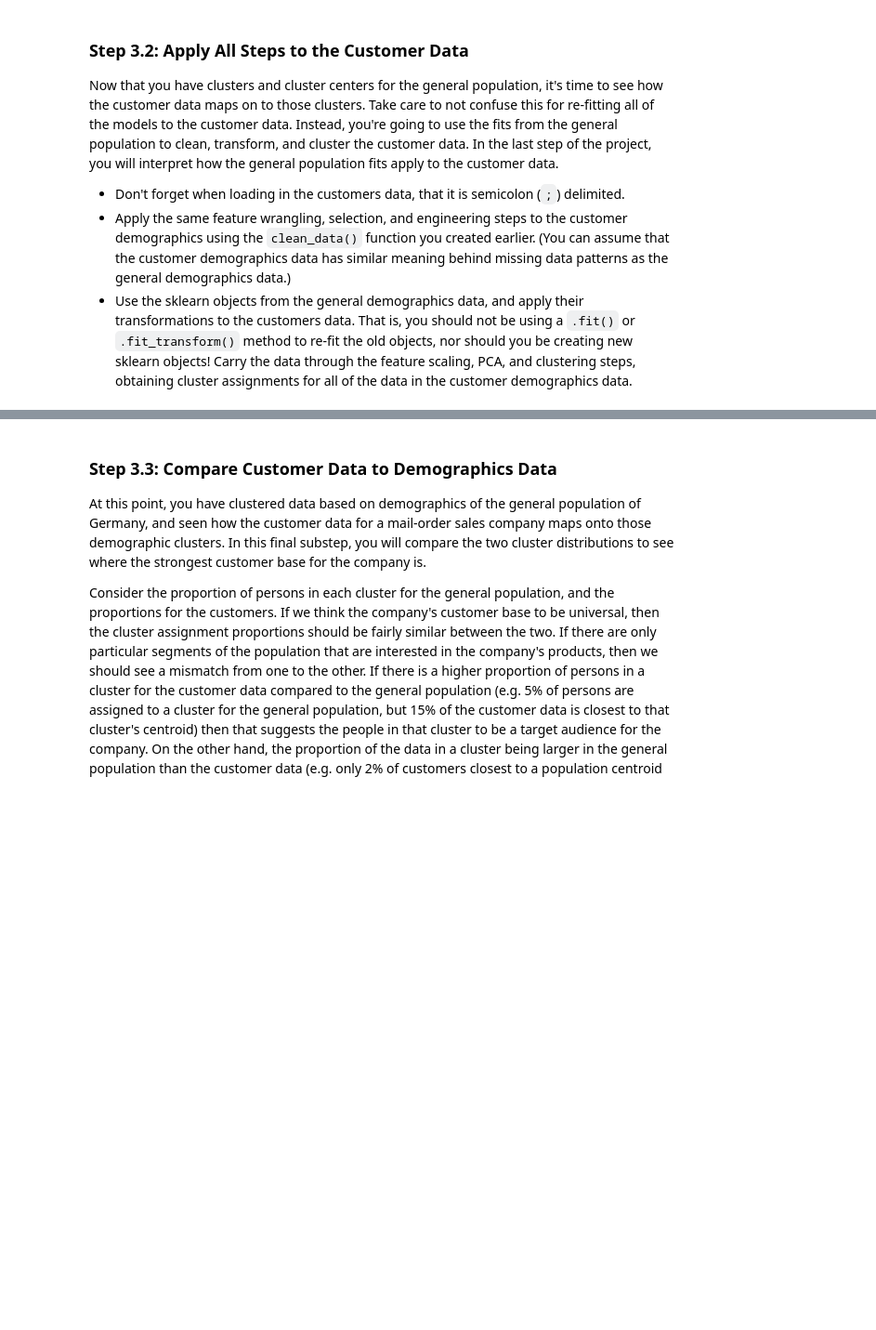
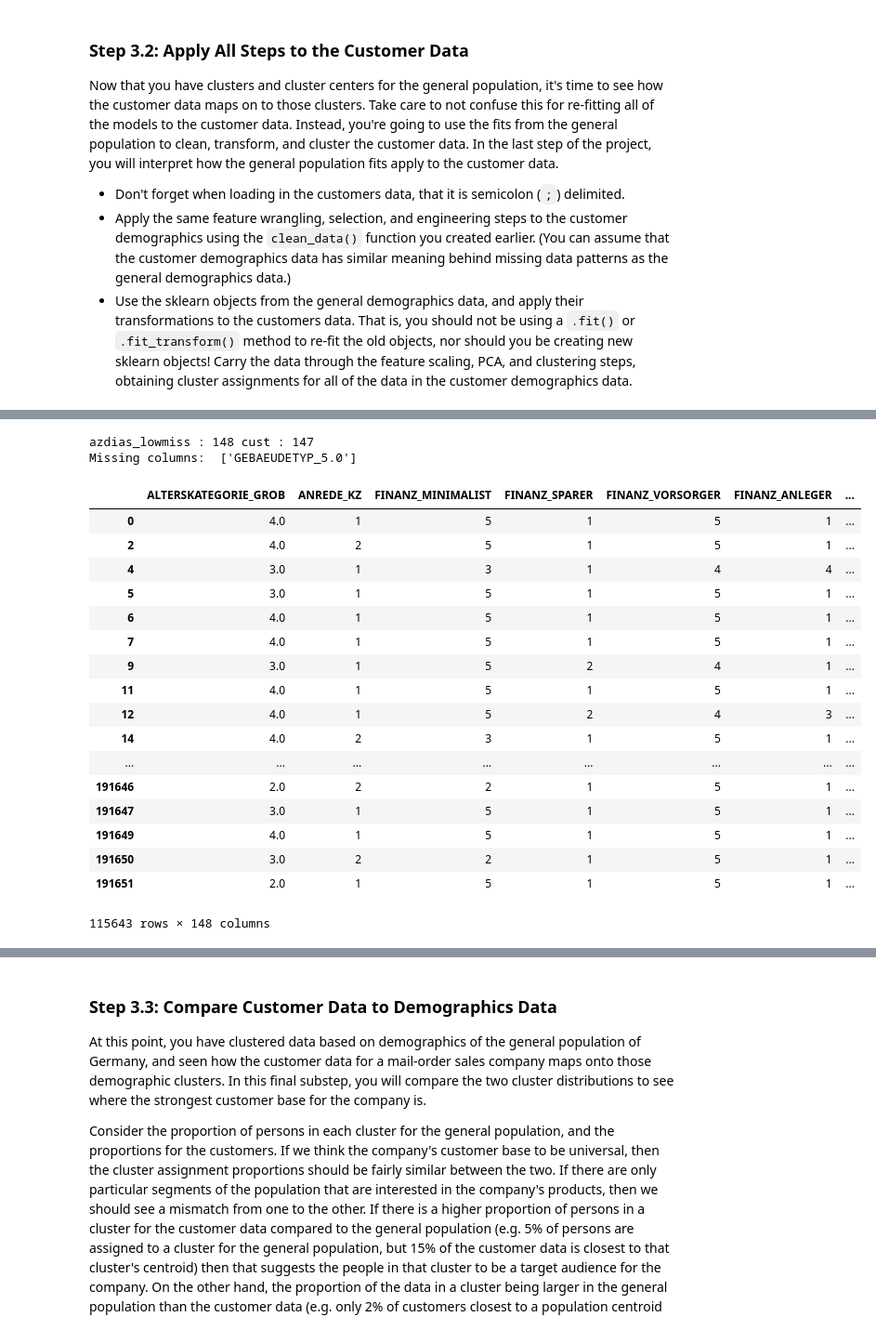
Before and after one commit to denizn/Identify-Customer-Segments, a Jupyter notebook: Identify_Customer_Segments.ipynb, the cells around one changed output, grey strips where cells are left out. Shown at 93% size. Cells and saved outputs as stored; diff of their text form; code cells hidden in the pictures; blank space fills up the shorter version.

```diff
--- a/Identify_Customer_Segments.ipynb
+++ b/Identify_Customer_Segments.ipynb
@@ -776,7 +777,7 @@ Now that you have clusters and cluster centers for the general population, it's
 - Use the sklearn objects from the general demographics data, and apply their transformations to the customers data. That is, you should not be using a `.fit()` or `.fit_transform()` method to re-fit the old objects, nor should you be creating new sklearn objects! Carry the data through the feature scaling, PCA, and clustering steps, obtaining cluster assignments for all of the data in the customer demographics data.
 # %%
 # Load in the customer demographics data.
-customers = pd.read_csv('Udacity_CUSTOMERS_Subset.csv')
+customers = pd.read_csv('Udacity_CUSTOMERS_Subset.csv', delimiter=';')
 # %%
 # Apply preprocessing, feature transformation, and clustering from the general
 # demographics onto the customer data, obtaining cluster predictions for the
@@ -783,0 +795,36 @@ customers = pd.read_csv('Udacity_CUSTOMERS_Subset.csv')
+# %%
+# Check columns are the same
+
+print('azdias_lowmiss :',len(azdias_lowmiss.columns), 'cust :', len(cust.columns))
+
+# Check for column differences
+missing = [col for col in azdias_lowmiss.columns if col not in cust.columns]
+print('Missing columns: ', [col for col in missing])
+
+# Fix differences due to missing columns
+for column in missing:
+    cust[column] = 0
+# %% [output]
+azdias_lowmiss : 148 cust : 147
+Missing columns:  ['GEBAEUDETYP_5.0']
+# %%
+cust
+# %% [output]
+|  | ALTERSKATEGORIE_GROB | ANREDE_KZ | FINANZ_MINIMALIST | FINANZ_SPARER | FINANZ_VORSORGER | FINANZ_ANLEGER | ... |
+| 0 | 4.0 | 1 | 5 | 1 | 5 | 1 | ... |
+| 2 | 4.0 | 2 | 5 | 1 | 5 | 1 | ... |
+| 4 | 3.0 | 1 | 3 | 1 | 4 | 4 | ... |
+| 5 | 3.0 | 1 | 5 | 1 | 5 | 1 | ... |
+| 6 | 4.0 | 1 | 5 | 1 | 5 | 1 | ... |
+| 7 | 4.0 | 1 | 5 | 1 | 5 | 1 | ... |
+| 9 | 3.0 | 1 | 5 | 2 | 4 | 1 | ... |
+| 11 | 4.0 | 1 | 5 | 1 | 5 | 1 | ... |
+| 12 | 4.0 | 1 | 5 | 2 | 4 | 3 | ... |
+| 14 | 4.0 | 2 | 3 | 1 | 5 | 1 | ... |
+| ... | ... | ... | ... | ... | ... | ... | ... |
+| 191646 | 2.0 | 2 | 2 | 1 | 5 | 1 | ... |
+| 191647 | 3.0 | 1 | 5 | 1 | 5 | 1 | ... |
+| 191649 | 4.0 | 1 | 5 | 1 | 5 | 1 | ... |
+| 191650 | 3.0 | 2 | 2 | 1 | 5 | 1 | ... |
+| 191651 | 2.0 | 1 | 5 | 1 | 5 | 1 | ... |
+115643 rows × 148 columns
```
Also changed, not shown: parts of 35 cells of this notebook, 1 other file.
